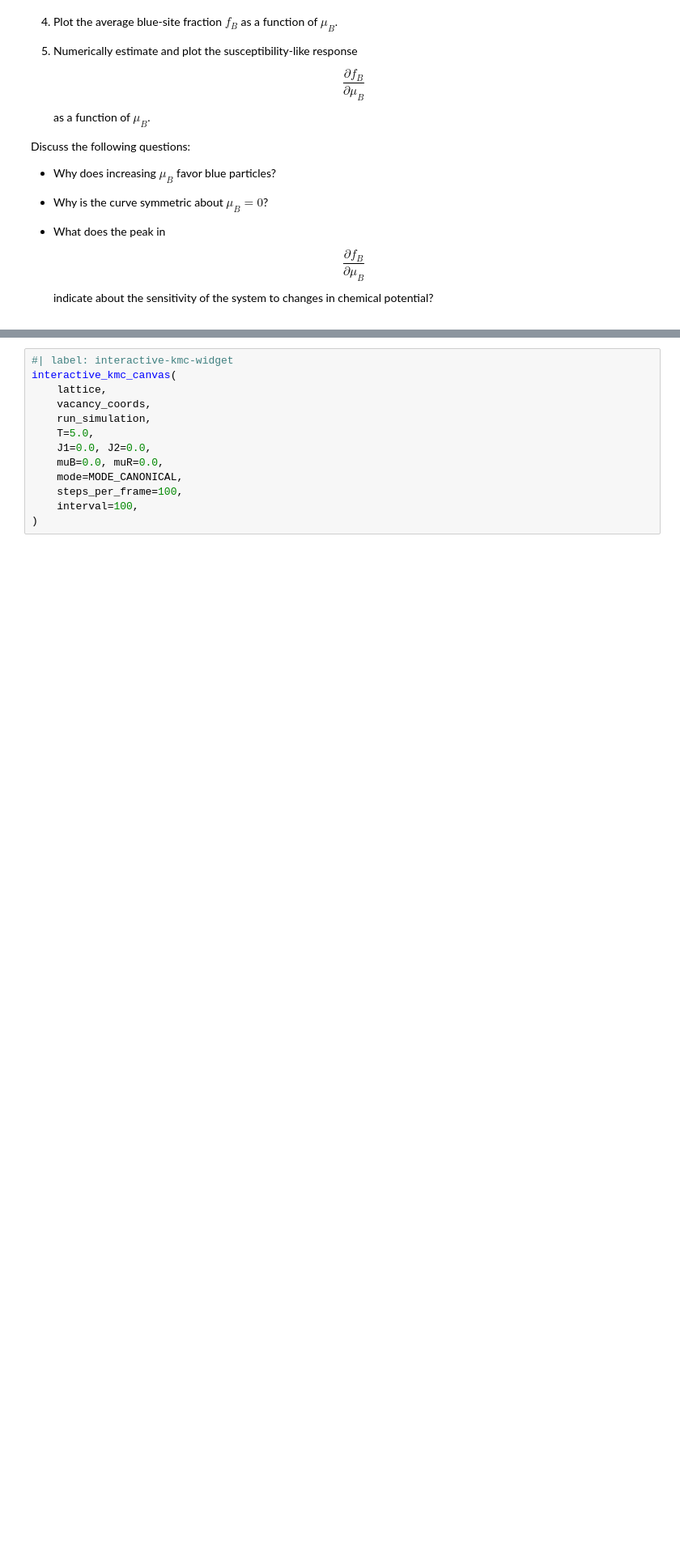
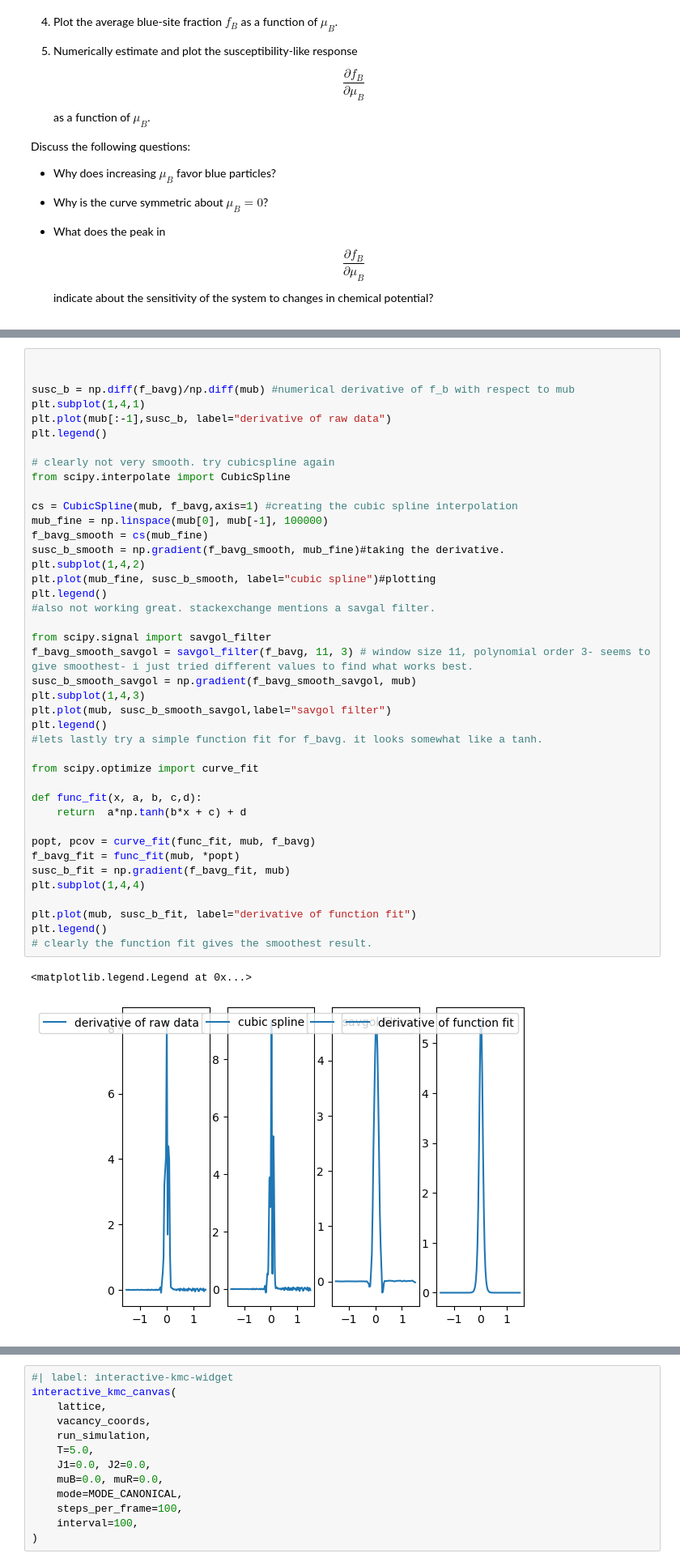
Before and after one commit to Danielle-06/Statfys-2-2026, a Jupyter notebook: 02.lattice_kmc_nb.ipynb, the cells around one changed output, grey strips where cells are left out. Shown at 81% size. Cells and saved outputs as stored; diff of their text form; blank space fills up the shorter version.

```diff
--- a/02.lattice_kmc_nb.ipynb
+++ b/02.lattice_kmc_nb.ipynb
@@ -225,0 +264,44 @@ Discuss the following questions:
+# %%
+
+
+susc_b = np.diff(f_bavg)/np.diff(mub) #numerical derivative of f_b with respect to mub
+plt.subplot(1,4,1)
+plt.plot(mub[:-1],susc_b, label="derivative of raw data")
+plt.legend()
+
+# clearly not very smooth. try cubicspline again
+from scipy.interpolate import CubicSpline
+
+cs = CubicSpline(mub, f_bavg,axis=1) #creating the cubic spline interpolation
+mub_fine = np.linspace(mub[0], mub[-1], 100000)
+f_bavg_smooth = cs(mub_fine)
+susc_b_smooth = np.gradient(f_bavg_smooth, mub_fine)#taking the derivative.
+plt.subplot(1,4,2)
+plt.plot(mub_fine, susc_b_smooth, label="cubic spline")#plotting
+plt.legend()
+#also not working great. stackexchange mentions a savgal filter.
+
+from scipy.signal import savgol_filter
+f_bavg_smooth_savgol = savgol_filter(f_bavg, 11, 3) # window size 11, polynomial order 3- seems to give smoothest- i just tried different values to find what works best.
+susc_b_smooth_savgol = np.gradient(f_bavg_smooth_savgol, mub)
+plt.subplot(1,4,3)
+plt.plot(mub, susc_b_smooth_savgol,label="savgol filter")
+plt.legend()
+#lets lastly try a simple function fit for f_bavg. it looks somewhat like a tanh.
+
+from scipy.optimize import curve_fit
+
+def func_fit(x, a, b, c,d):
+    return  a*np.tanh(b*x + c) + d
+
+popt, pcov = curve_fit(func_fit, mub, f_bavg)
+f_bavg_fit = func_fit(mub, *popt)
+susc_b_fit = np.gradient(f_bavg_fit, mub)
+plt.subplot(1,4,4)
+
+plt.plot(mub, susc_b_fit, label="derivative of function fit")
+plt.legend()
+# clearly the function fit gives the smoothest result.
+# %% [output]
+<matplotlib.legend.Legend at 0x...>
+[figure, added]
```
Also changed, not shown: parts of 6 cells of this notebook.
